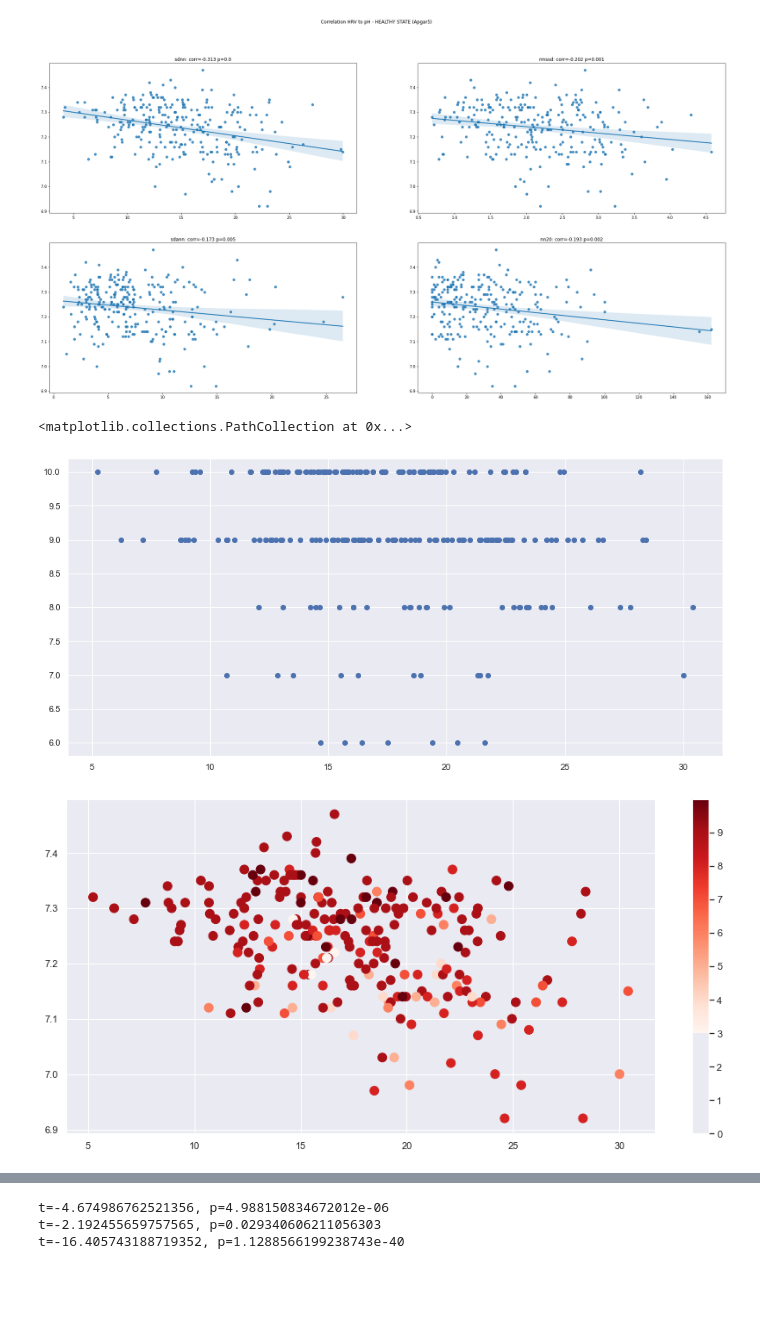
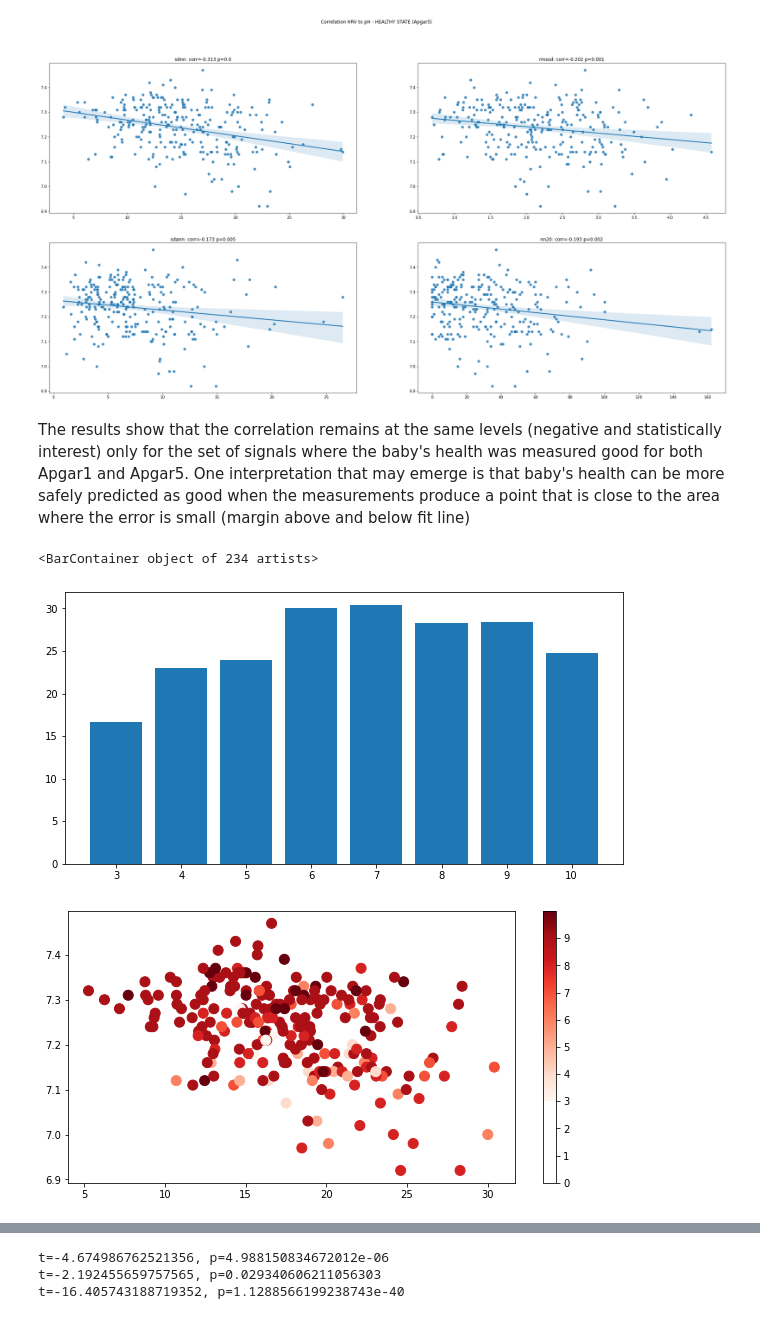
Before and after one commit to igeor/Cardiotocographic-Signal-Classification-based-on-Heart-Rate-Variability, a Jupyter notebook: report.ipynb, the cells around one changed output, grey strips where cells are left out. Drawn from its saved outputs; the diff is of its cells as text; code cells hidden in the pictures; blank space fills up the shorter version.

```diff
--- a/report.ipynb
+++ b/report.ipynb
@@ -514,17 +546,21 @@ sns.regplot(ax=axes[1][1], x=[hrv_val for _, hrv_val in df5h_fin['nn20'].iterite
 # %% [output]
 <AxesSubplot:title={'center':'nn20: corr=-0.193 p=0.002'}>
 [figure]
+# %% [markdown]
+The results show that the correlation remains at the same levels (negative and statistically interest) only for the set of signals where the baby's health was measured good for both Apgar1 and Apgar5. One interpretation that may emerge is that baby's health can be more safely predicted as good when the measurements produce a point that is close to the area where the error is small (margin above and below fit line)
 # %%
-plt.scatter(
-    [ value for value in df_fin['sdnn'] ] ,
-    df_fin['Apgar5']
+fig = plt.figure(figsize=(10,5))
+plt.bar(
+    df_fin['Apgar1'],
+    [ value for value in df_fin['sdnn'] ]
 )
 # %% [output]
-<matplotlib.collections.PathCollection at 0x...>
+<BarContainer object of 234 artists>
-[figure, old version]
+[figure, new version]
 # %%
+fig = plt.figure(figsize=(10,5))
 plt.scatter(x=df_fin["sdnn"], y=df_fin["pH"], s=100, c=df_fin["Apgar1"], cmap='Reds')
 cb = plt.colorbar()
 cb.set_ticks(np.arange(0,10,1))
 # %% [output]
-[figure, old version]
+[figure, new version]
```
Also changed, not shown: parts of 12 cells of this notebook, 10 other files.
